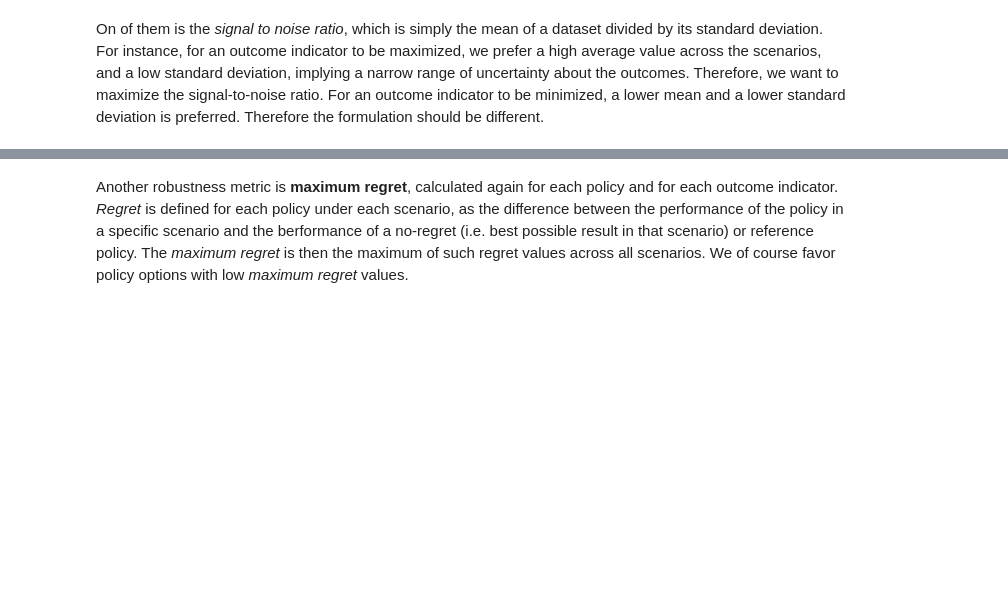
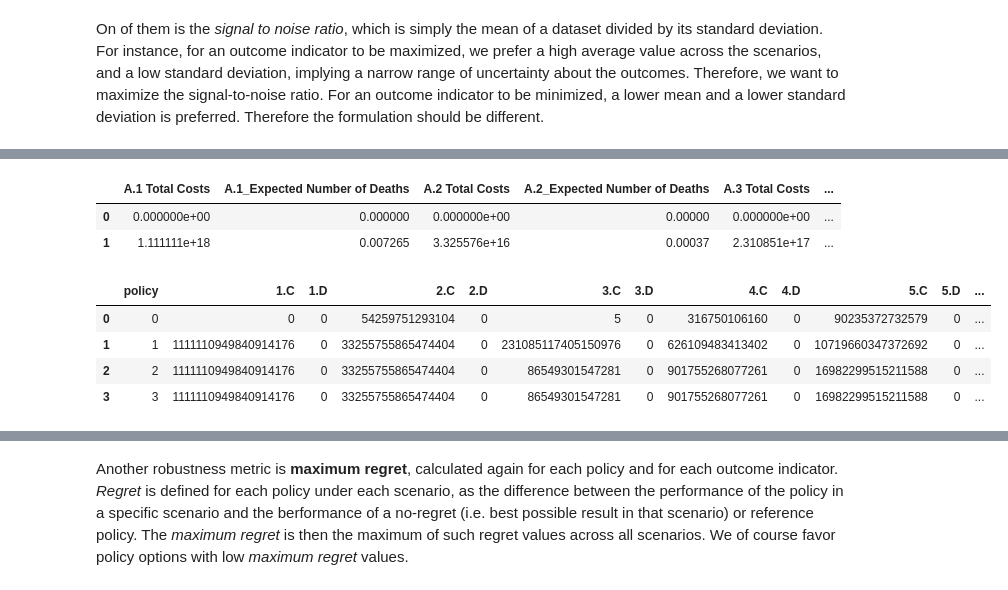
Before and after one commit to hannadenekamp/modelbased, a Jupyter notebook: regretenzo.ipynb, the cells around one changed output, grey strips where cells are left out. Saved outputs shown, nothing was run; the diff lists cells and outputs as text; code cells hidden in the pictures; blank space fills up the shorter version.

```diff
--- a/regretenzo.ipynb
+++ b/regretenzo.ipynb
@@ -62,0 +153,6 @@ plt.show()
+# %%
+limits
+# %% [output]
+|  | A.1 Total Costs | A.1_Expected Number of Deaths | A.2 Total Costs | A.2_Expected Number of Deaths | A.3 Total Costs | ... |
+| 0 | 0.000000e+00 | 0.000000 | 0.000000e+00 | 0.00000 | 0.000000e+00 | ... |
+| 1 | 1.111111e+18 | 0.007265 | 3.325576e+16 | 0.00037 | 2.310851e+17 | ... |
@@ -62,0 +169,8 @@ plt.show()
+# %%
+data
+# %% [output]
+|  | policy | 1.C | 1.D | 2.C | 2.D | 3.C | 3.D | 4.C | 4.D | 5.C | 5.D | ... |
+| 0 | 0 | 0 | 0 | 54259751293104 | 0 | 5 | 0 | 316750106160 | 0 | 90235372732579 | 0 | ... |
+| 1 | 1 | 1111110949840914176 | 0 | 33255755865474404 | 0 | 231085117405150976 | 0 | 626109483413402 | 0 | 10719660347372692 | 0 | ... |
+| 2 | 2 | 1111110949840914176 | 0 | 33255755865474404 | 0 | 86549301547281 | 0 | 901755268077261 | 0 | 16982299515211588 | 0 | ... |
+| 3 | 3 | 1111110949840914176 | 0 | 33255755865474404 | 0 | 86549301547281 | 0 | 901755268077261 | 0 | 16982299515211588 | 0 | ... |
```
Also changed, not shown: parts of 29 cells of this notebook, 7 other files.
